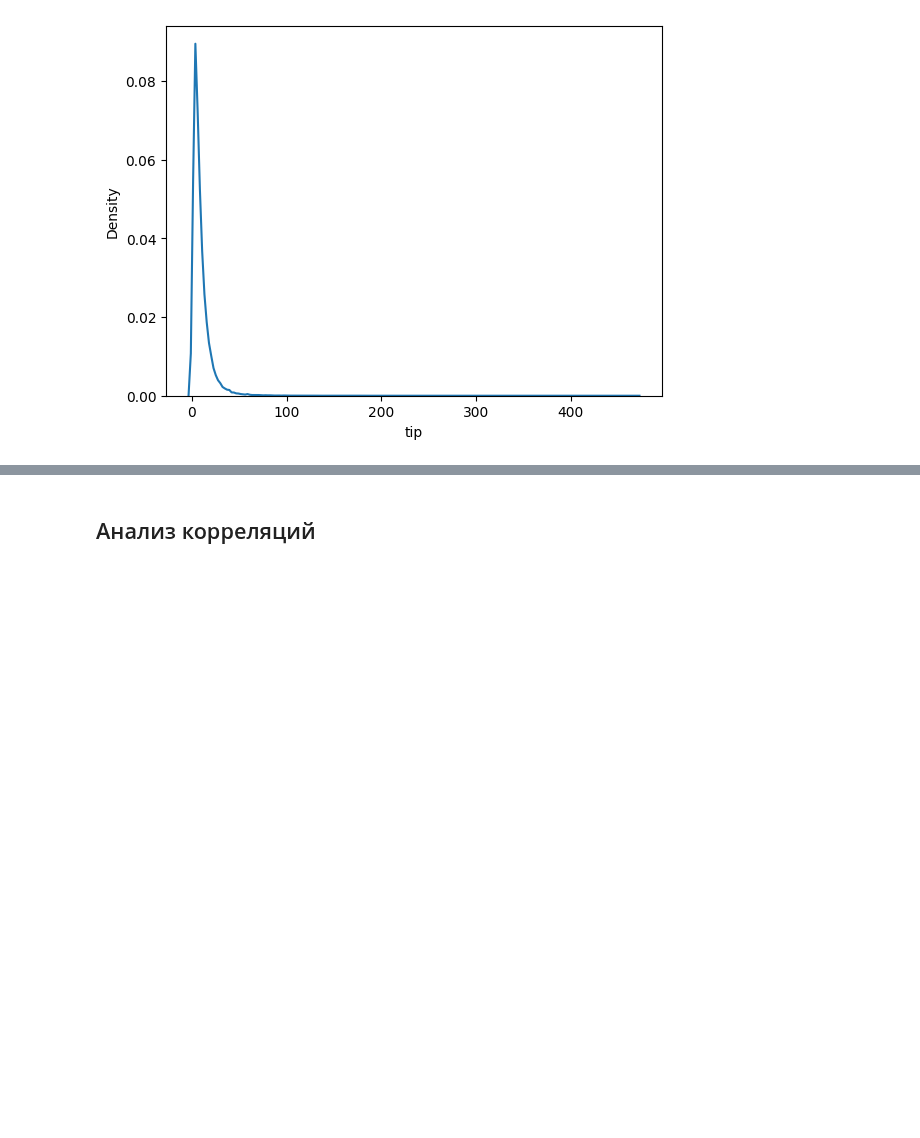
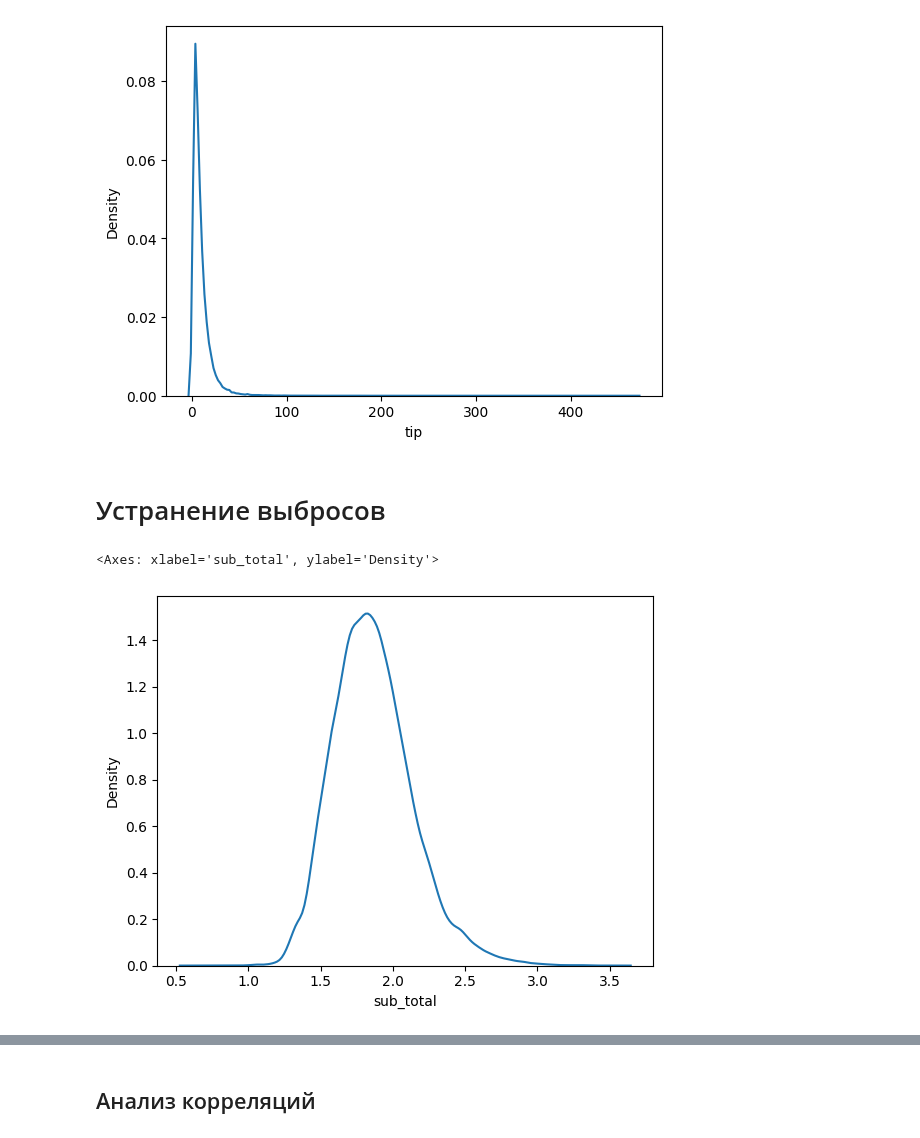
Before and after one commit to PigStep/ML-Delivery-Refund-Research, a Jupyter notebook: notebook/notebook.ipynb, the cells around one changed output, grey strips where cells are left out. Drawn from its saved outputs; the diff is of its cells as text; code cells hidden in the pictures; blank space fills up the shorter version.

```diff
--- a/notebook/notebook.ipynb
+++ b/notebook/notebook.ipynb
@@ -93,9 +95,6 @@ delivery_data["delivery_fee"] = delivery_data.delivery_fee.astype(str).apply(lam
 #есть формат цены 1,000.14
 delivery_data["sub_total"] = delivery_data.sub_total.str.replace(",","")
 delivery_data["sub_total"] = delivery_data.sub_total.astype(str).apply(lambda x: get_normal_price(x))
-
-#ml модель решает задачу классификации, нам важен факт возврата
-delivery_data["refund"] = delivery_data.refund >0
 # %%
 delivery_data.head()
 # %% [output]
@@ -244,3 +268,13 @@ sns.kdeplot(delivery_data,x="tip")
 # %% [output]
 <Axes: xlabel='tip', ylabel='Density'>
 [figure]
+# %% [markdown]
+# Устранение выбросов
+# %%
+#логарифмируем цену товара
+delivery_data["sub_total"] = np.log10(delivery_data.sub_total)
+# %%
+sns.kdeplot(delivery_data,x="sub_total")
+# %% [output]
+<Axes: xlabel='sub_total', ylabel='Density'>
+[figure, added]
```
Also changed, not shown: parts of 14 cells of this notebook.
